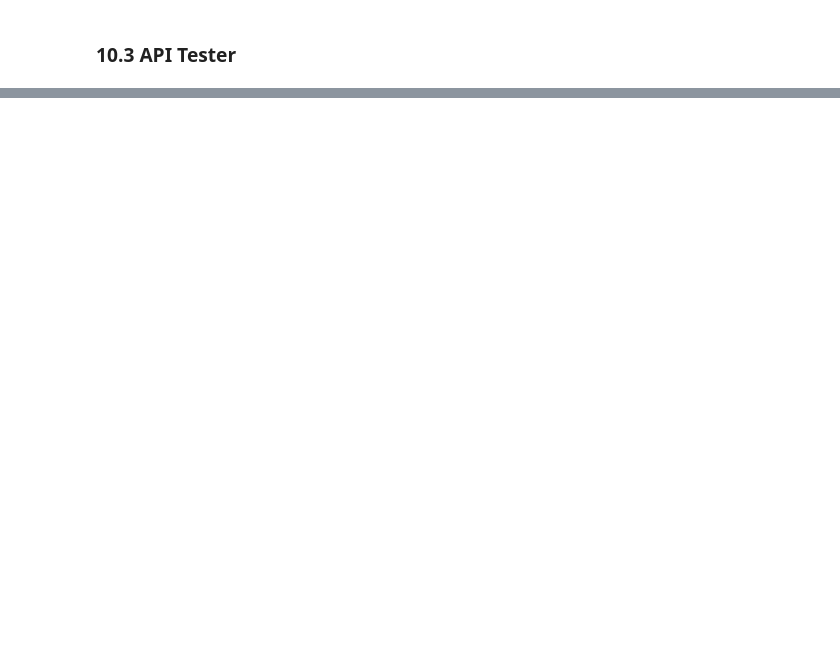
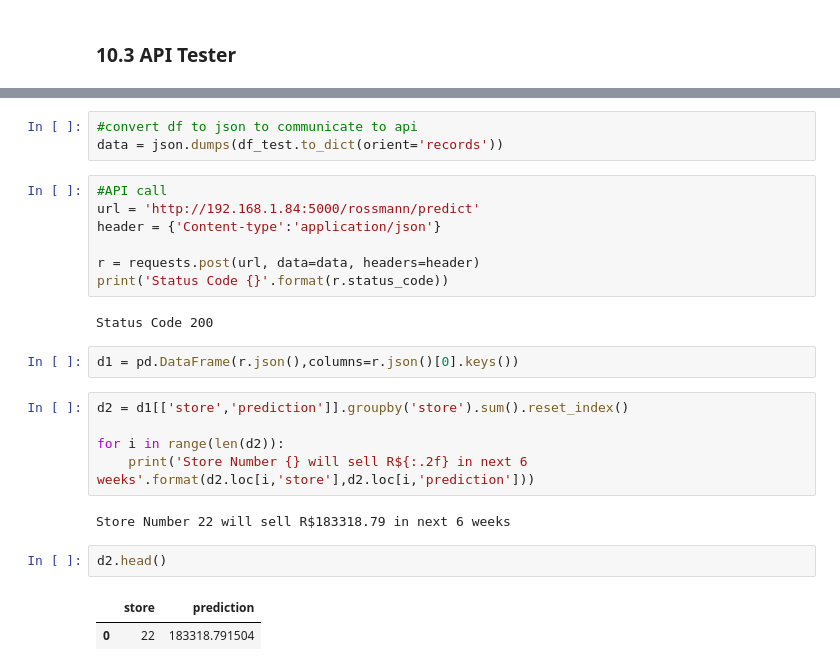
Before and after one commit to marcosbertochi/rossmann_sales_prediction, a Jupyter notebook: Rossmann_store_sales_prediction_step6.ipynb, the cells around one changed output, grey strips where cells are left out. Cells and saved outputs as stored; diff of their text form; blank space fills up the shorter version.

```diff
--- a/Rossmann_store_sales_prediction_step6.ipynb
+++ b/Rossmann_store_sales_prediction_step6.ipynb
@@ -1445,0 +1540,26 @@ class Rossmann:
+# %%
+#convert df to json to communicate to api
+data = json.dumps(df_test.to_dict(orient='records'))
+# %%
+#API call
+url = 'http://192.168.1.84:5000/rossmann/predict'
+header = {'Content-type':'application/json'}
+
+r = requests.post(url, data=data, headers=header)
+print('Status Code {}'.format(r.status_code))
+# %% [output]
+Status Code 200
+# %%
+d1 = pd.DataFrame(r.json(),columns=r.json()[0].keys())
+# %%
+d2 = d1[['store','prediction']].groupby('store').sum().reset_index()
+
+for i in range(len(d2)):
+    print('Store Number {} will sell R${:.2f} in next 6 weeks'.format(d2.loc[i,'store'],d2.loc[i,'prediction']))
+# %% [output]
+Store Number 22 will sell R$183318.79 in next 6 weeks
+# %%
+d2.head()
+# %% [output]
+|  | store | prediction |
+| 0 | 22 | 183318.791504 |
```
Also changed, not shown: parts of 10 cells of this notebook.
